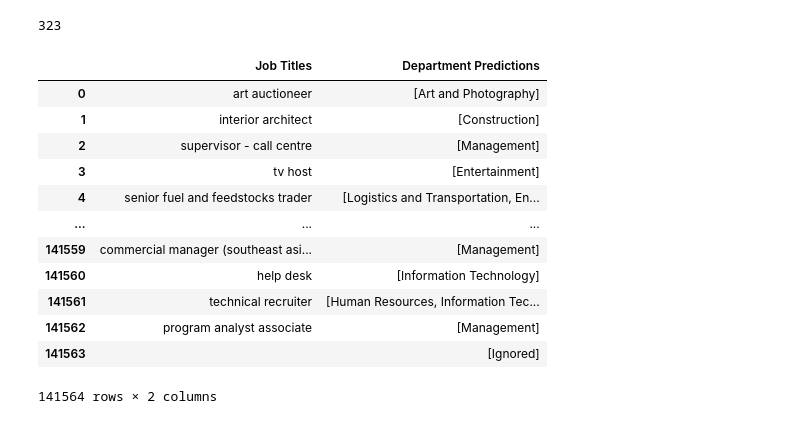
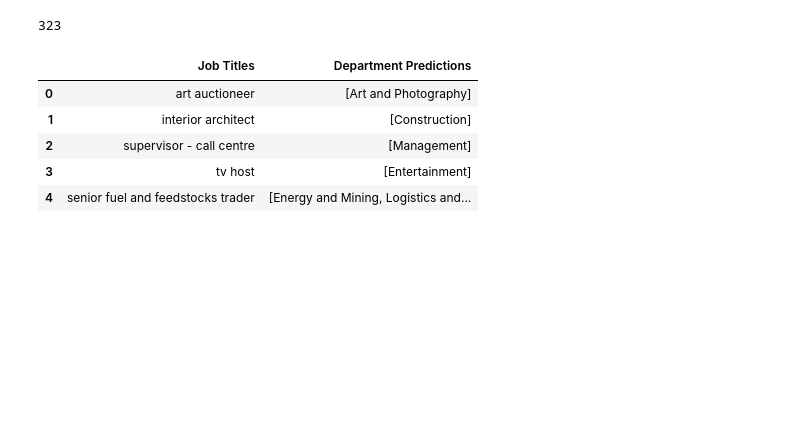
Before and after one commit to msi1427/Leadbook-ML-Challenge, a Jupyter notebook: notebooks/Similarity Check.ipynb, the cells around one changed output. Cells and saved outputs as stored; diff of their text form; code cells hidden in the pictures; blank space fills up the shorter version.

```diff
--- a/notebooks/Similarity Check.ipynb
+++ b/notebooks/Similarity Check.ipynb
@@ -250,51 +250,44 @@ polyglot_logger.setLevel("ERROR")
 dept_prediction = []
 
 for query in tqdm(queries):
+  preds = []
   if len(query.split())==0:
-    dept_prediction.append(["Ignored"])
+    dept_prediction.append(preds)
     continue
 
   try:
     lang_detector = Detector(query)
     if lang_detector.language.name != "English":
-      dept_prediction.append(["Ignored"])
+      dept_prediction.append(preds)
       continue
 
   except:
-    dept_prediction.append(["Ignored"])
+    dept_prediction.append(preds)
     continue
 
   query_embedding = embedder.encode(query, convert_to_tensor=True)
   cos_scores = util.pytorch_cos_sim(query_embedding, corpus_embeddings)[0]
   top_cos_results = torch.topk(cos_scores, k=top_k)
 
-  selected_preds = []
   for score,idx in zip(top_cos_results[0],top_cos_results[1]):
     if float(score) >= 0.5:
       topic = corpus[int(idx)]
-      selected_preds.append(topic_map[topic])
-  selected_preds = list(set(selected_preds))
+      preds.append(topic_map[topic])
+  preds = list(set(preds))
 
-  dept_prediction.append(selected_preds)
+  dept_prediction.append(preds)
 # %%
 pred_df = pd.DataFrame()
 pred_df["Job Titles"] = job_titles
 pred_df["Department Predictions"] = dept_prediction
 # %%
-pred_df
+pred_df.head()
 # %% [output]
 |  | Job Titles | Department Predictions |
 | 0 | art auctioneer | [Art and Photography] |
 | 1 | interior architect | [Construction] |
 | 2 | supervisor - call centre | [Management] |
 | 3 | tv host | [Entertainment] |
-| 4 | senior fuel and feedstocks trader | [Logistics and Transportation, En... |
-| ... | ... | ... |
-| 141559 | commercial manager (southeast asi... | [Management] |
-| 141560 | help desk | [Information Technology] |
-| 141561 | technical recruiter | [Human Resources, Information Tec... |
-| 141562 | program analyst associate | [Management] |
-| 141563 |  | [Ignored] |
+| 4 | senior fuel and feedstocks trader | [Energy and Mining, Logistics and... |
-141564 rows × 2 columns
 # %%
 pred_df.to_csv(root_path + "dept_preds.csv",index=False)
```
Also changed, not shown: parts of 1 cell of this notebook, 3 other files.
